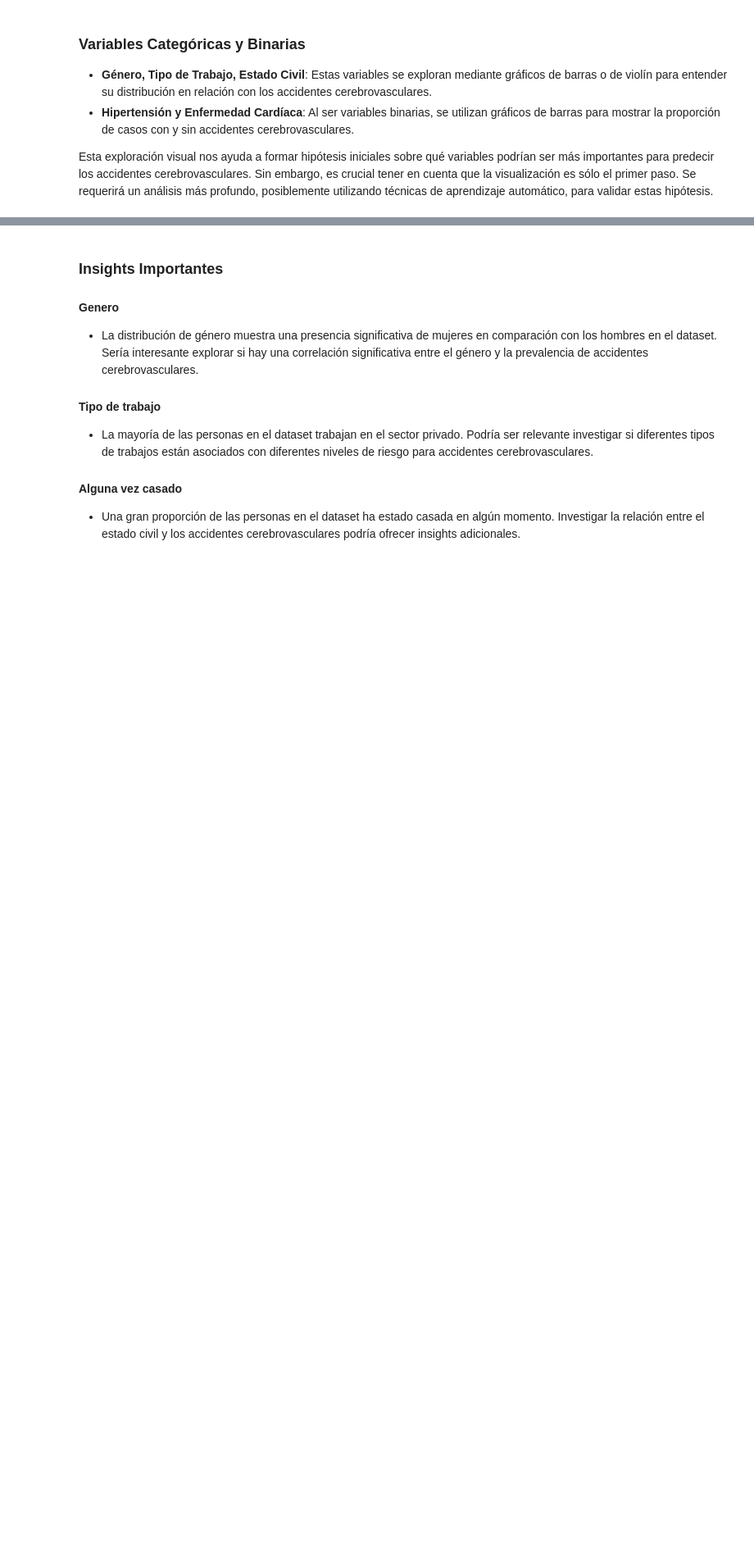
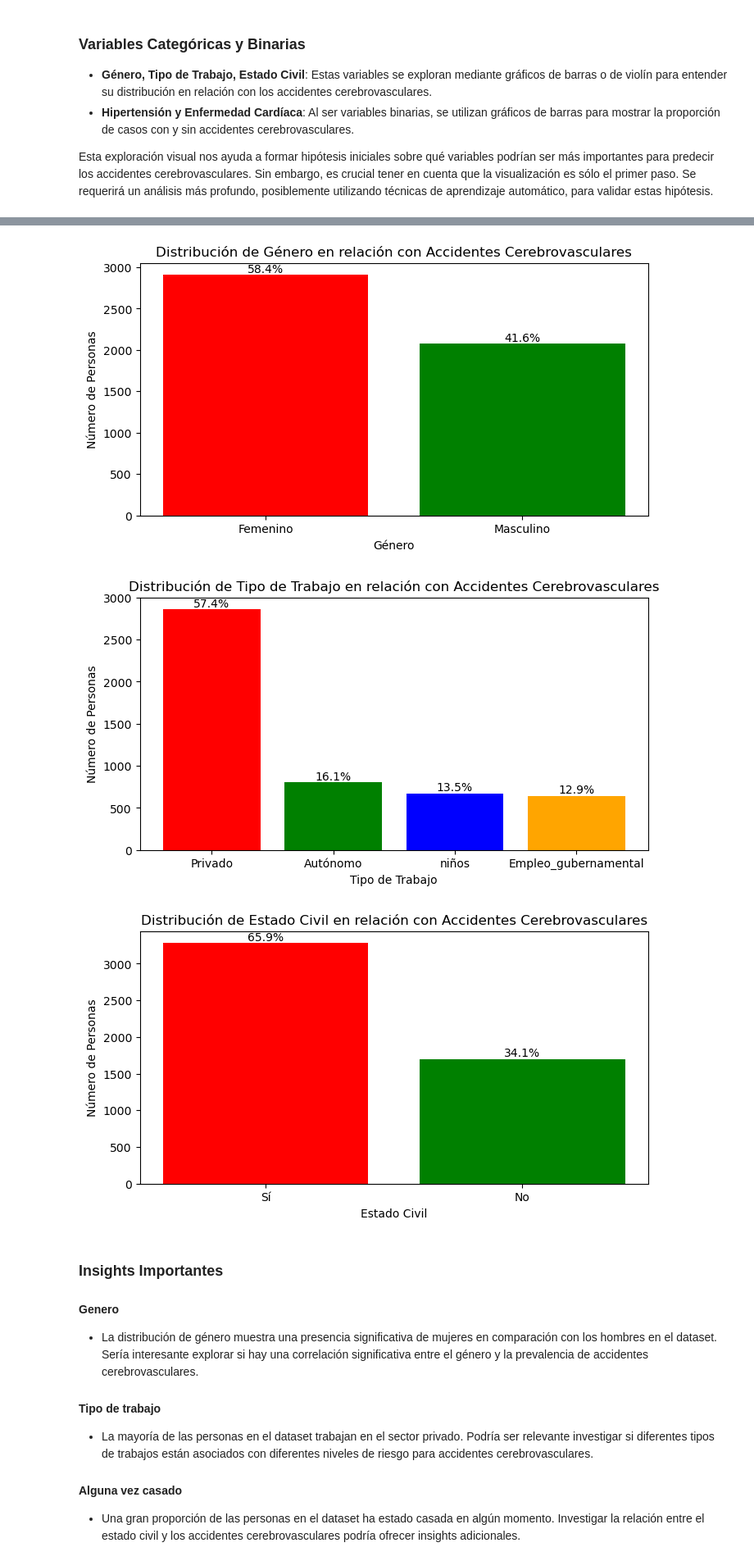
Before and after one commit to dicarlomagnus/dataScienceStrokePrediction, a Jupyter notebook: Stroke bootcamp project.ipynb, the cells around one changed output, grey strips where cells are left out. Shown at 82% size. Saved outputs shown, nothing was run; the diff lists cells and outputs as text; code cells hidden in the pictures; blank space fills up the shorter version.

```diff
--- a/Stroke bootcamp project.ipynb
+++ b/Stroke bootcamp project.ipynb
@@ -471,8 +446,8 @@ Estas observaciones son preliminares y basadas en una revisión visual de los gr
 
 Esta exploración visual nos ayuda a formar hipótesis iniciales sobre qué variables podrían ser más importantes para predecir los accidentes cerebrovasculares. Sin embargo, es crucial tener en cuenta que la visualización es sólo el primer paso. Se requerirá un análisis más profundo, posiblemente utilizando técnicas de aprendizaje automático, para validar estas hipótesis.
 # %%
-# Inicializar una lista vacía para almacenar los gráficos
-categorical_charts = []
+
+import matplotlib.pyplot as plt
 
 # Lista de columnas categóricas y sus descripciones en español
 categorical_columns = [
@@ -481,37 +456,36 @@ categorical_columns = [
     {'column': 'casado_alguna_vez', 'description': 'Estado Civil'}
 ]
 
+# Paleta de colores (puedes expandir o modificar esta lista según tus preferencias)
+colors = ['red', 'green', 'blue', 'orange', 'purple']
+
 # Función para crear un gráfico de barras con etiquetas de porcentaje para una columna categórica
 def create_categorical_bar_chart_with_percentage(meta, data):
+    plt.figure(figsize=(8, 4))
+    plt.title(f'Distribución de {meta["description"]} en relación con Accidentes Cerebrovasculares')
+
+    # Calcular el conteo y porcentaje
     column_count = data[meta['column']].value_counts().reset_index()
     column_count.columns = [meta['column'], 'Número de Personas']
     total_count = len(data)
-
     column_count['Porcentaje'] = (column_count['Número de Personas'] / total_count) * 100
 
-    bar_chart = alt.Chart(column_count).mark_bar().encode(
-        x=alt.X(f"{meta['column']}:N", title=meta['description']),
-        y=alt.Y('Número de Personas:Q'),
-        color=alt.Color(f"{meta['column']}:N", legend=alt.Legend(title=meta['description']))
-    ).properties(
-        title=f'Distribución de {meta["description"]} en relación con Accidentes Cerebrovasculares',
-        width=400,
-        height=200
-    )
+    # Asignar colores a cada barra
+    bar_colors = colors[:len(column_count)]
 
-    text_chart = alt.Chart(column_count).mark_text(dy=-10).encode(
-        x=alt.X(f"{meta['column']}:N"),
-        y=alt.Y('Número de Personas:Q'),
-        text=alt.Text('Porcentaje:Q', format='.1f')
-    )
+    # Crear gráfico de barras
+    bars = plt.bar(column_count[meta['column']], column_count['Número de Personas'], color=bar_colors)
 
-    return bar_chart + text_chart
+    # Añadir etiquetas de porcentaje
+    for bar in bars:
+        yval = bar.get_height()
+        plt.text(bar.get_x() + bar.get_width()/2, yval, f'{yval/total_count*100:.1f}%', va='bottom', ha='center')
 
-# Crear gráficos de barras para cada columna categórica y añadirlos a la lista
+    plt.xlabel(meta['description'])
+    plt.ylabel('Número de Personas')
+    plt.show()
+
+# Crear gráficos de barras para cada columna categórica
 for meta in categorical_columns:
-    categorical_charts.append(create_categorical_bar_chart_with_percentage(meta, stroke_data_translated))
-
-# Concatenar todos los gráficos categóricos verticalmente
-final_categorical_chart = alt.vconcat(*categorical_charts)
-final_categorical_chart
+    create_categorical_bar_chart_with_percentage(meta, stroke_data_translated)
 # %% [output]
@@ -519,3 +492,6 @@ final_categorical_chart
+[figure, added]
+[figure, added]
+[figure, added]
 # %% [markdown]
 ### Insights Importantes
 
```
Also changed, not shown: parts of 10 cells of this notebook.
